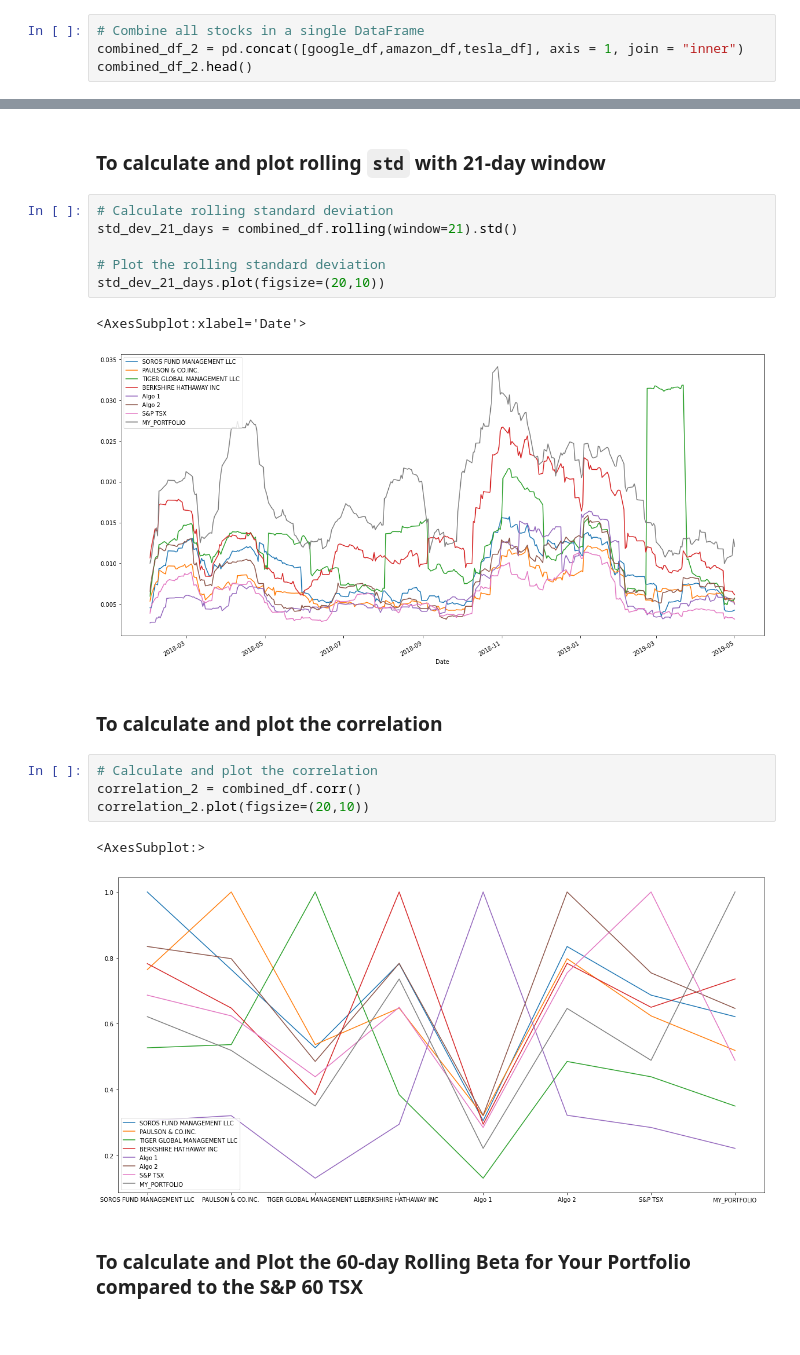
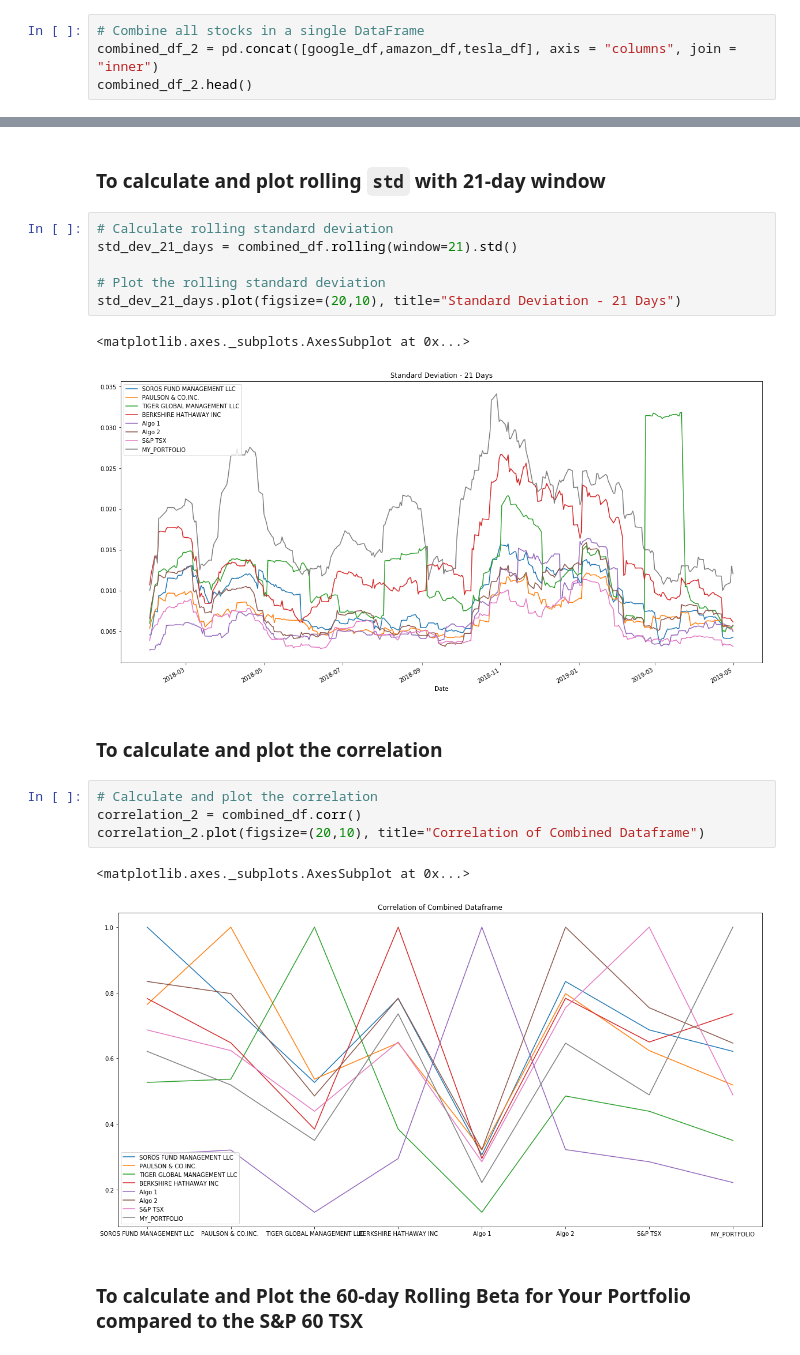
Before and after one commit to Sadiakbar/python-pandas-homework, a Jupyter notebook: Assignment-4/1. whale_analysis.ipynb, the cells around one changed output, grey strips where cells are left out. Saved outputs shown, nothing was run; the diff lists cells and outputs as text.

```diff
--- a/Assignment-4/1. whale_analysis.ipynb
+++ b/Assignment-4/1. whale_analysis.ipynb
@@ -565,7 +552,7 @@ tesla_df.head()
 | 2018-01-08 | 67.28 |
 # %%
 # Combine all stocks in a single DataFrame
-combined_df_2 = pd.concat([google_df,amazon_df,tesla_df], axis = 1, join = "inner")
+combined_df_2 = pd.concat([google_df,amazon_df,tesla_df], axis = "columns", join = "inner")
 combined_df_2.head()
 # %% [output]
 |  | GOOGLE | AMAZON | TESLA |
@@ -693,19 +683,19 @@ dtype: float64
 std_dev_21_days = combined_df.rolling(window=21).std()
 
 # Plot the rolling standard deviation
-std_dev_21_days.plot(figsize=(20,10))
+std_dev_21_days.plot(figsize=(20,10), title="Standard Deviation - 21 Days")
 # %% [output]
-<AxesSubplot:xlabel='Date'>
+<matplotlib.axes._subplots.AxesSubplot at 0x...>
-[figure, old version]
+[figure, new version]
 # %% [markdown]
 ### To calculate and plot the correlation
 # %%
 # Calculate and plot the correlation
 correlation_2 = combined_df.corr()
-correlation_2.plot(figsize=(20,10))
+correlation_2.plot(figsize=(20,10), title="Correlation of Combined Dataframe")
 # %% [output]
-<AxesSubplot:>
+<matplotlib.axes._subplots.AxesSubplot at 0x...>
-[figure, old version]
+[figure, new version]
 # %% [markdown]
 ### To calculate and Plot the 60-day Rolling Beta for Your Portfolio compared to the S&P 60 TSX
 # %%
```
Also changed, not shown: parts of 17 cells of this notebook, 9 other files.
